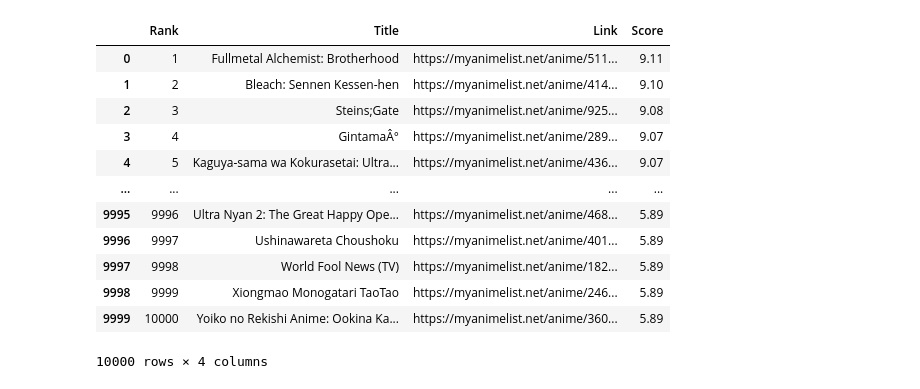
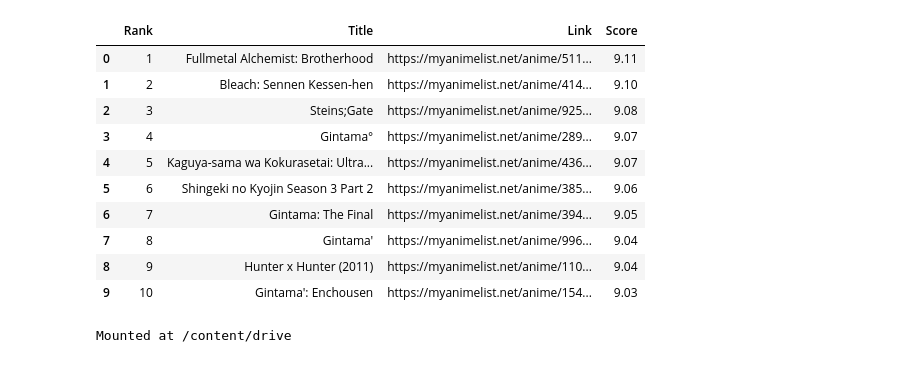
Before and after one commit to jeraldkim/DataScienceProjects, a Jupyter notebook: Scraping_Anime_from_myanimelist.ipynb, the cells around one changed output. Saved outputs shown, nothing was run; the diff lists cells and outputs as text; code cells hidden in the pictures.

```diff
--- a/Scraping_Anime_from_myanimelist.ipynb
+++ b/Scraping_Anime_from_myanimelist.ipynb
@@ -9,6 +10,6 @@ import time
 # %%
 anime_list = []
-num_anime = 200 #ex: 5 means 5*50 we want top 250 anime 0 would mean only top 50 anime so not run loop
+num_anime = 200 #ex: 5 means 5*50 we want top 250 anime 0 would mean only top 50 anime so not run loop 200 = top 10000 anime
 n = 0
 
 while n < num_anime:
@@ -22,7 +23,7 @@ while n < num_anime:
     html_content = response.content
     soup = BeautifulSoup(html_content, "html.parser")
     table = soup.find("table", class_="top-ranking-table")
-    time.sleep(2) #necessary condition to prevent site from blocking your requests
+    time.sleep(3) #necessary condition to prevent site from blocking your requests
 
 
     if table == None:
@@ -43,28 +44,28 @@ while n < num_anime:
 anime_df = pd.DataFrame(anime_list)
 # %%
 anime_df = pd.DataFrame(anime_list)
-anime_df
+anime_df.head(10)
 # %% [output]
 |  | Rank | Title | Link | Score |
 | 0 | 1 | Fullmetal Alchemist: Brotherhood | https://myanimelist.net/anime/511... | 9.11 |
 | 1 | 2 | Bleach: Sennen Kessen-hen | https://myanimelist.net/anime/414... | 9.10 |
 | 2 | 3 | Steins;Gate | https://myanimelist.net/anime/925... | 9.08 |
-| 3 | 4 | GintamaÂ° | https://myanimelist.net/anime/289... | 9.07 |
+| 3 | 4 | Gintama° | https://myanimelist.net/anime/289... | 9.07 |
 | 4 | 5 | Kaguya-sama wa Kokurasetai: Ultra... | https://myanimelist.net/anime/436... | 9.07 |
-| ... | ... | ... | ... | ... |
-| 9995 | 9996 | Ultra Nyan 2: The Great Happy Ope... | https://myanimelist.net/anime/468... | 5.89 |
-| 9996 | 9997 | Ushinawareta Choushoku | https://myanimelist.net/anime/401... | 5.89 |
-| 9997 | 9998 | World Fool News (TV) | https://myanimelist.net/anime/182... | 5.89 |
-| 9998 | 9999 | Xiongmao Monogatari TaoTao | https://myanimelist.net/anime/246... | 5.89 |
-| 9999 | 10000 | Yoiko no Rekishi Anime: Ookina Ka... | https://myanimelist.net/anime/360... | 5.89 |
+| 5 | 6 | Shingeki no Kyojin Season 3 Part 2 | https://myanimelist.net/anime/385... | 9.06 |
+| 6 | 7 | Gintama: The Final | https://myanimelist.net/anime/394... | 9.05 |
+| 7 | 8 | Gintama' | https://myanimelist.net/anime/996... | 9.04 |
+| 8 | 9 | Hunter x Hunter (2011) | https://myanimelist.net/anime/110... | 9.04 |
+| 9 | 10 | Gintama': Enchousen | https://myanimelist.net/anime/154... | 9.03 |
-10000 rows × 4 columns
 # %%
 from google.colab import drive
 # %%
-# drive.mount('/content/drive')
-# path = '/content/drive/My Drive/output.csv'
+drive.mount('/content/drive')
+path = '/content/drive/My Drive/10000anime021723part2.csv'
 
-# with open(path, 'w', encoding = 'utf-8-sig') as f:
-#   anime_df.to_csv(f)
+with open(path, 'w', encoding = 'utf-8-sig') as f:
+  anime_df.to_csv(f)
 
 #method to save df to csv file on google drive
+# %% [output]
+Mounted at /content/drive
```
Also changed, not shown: parts of 9 cells of this notebook.
